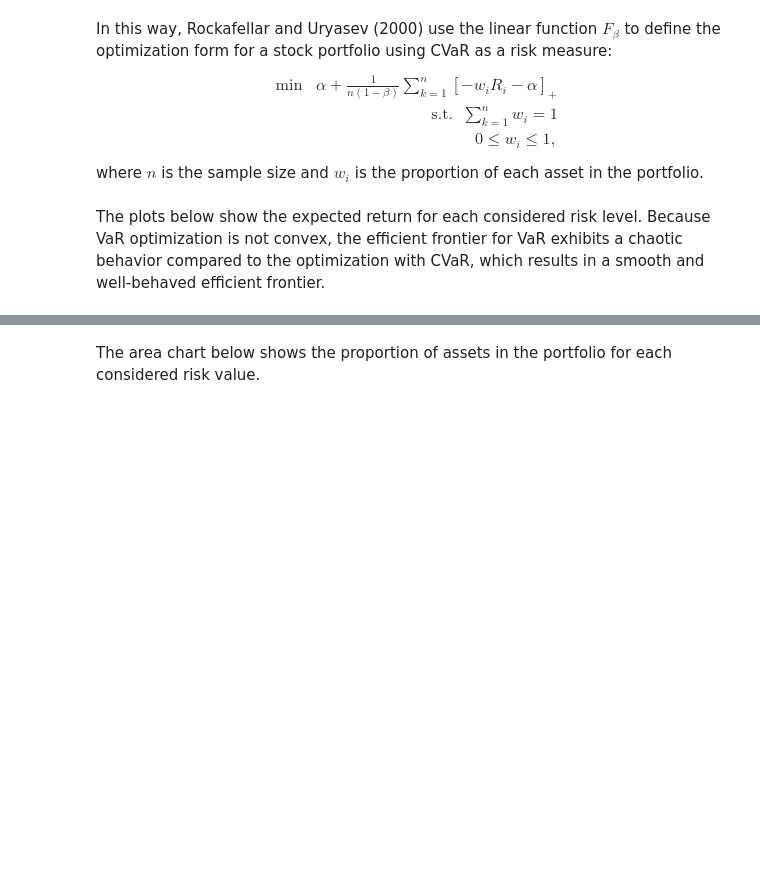
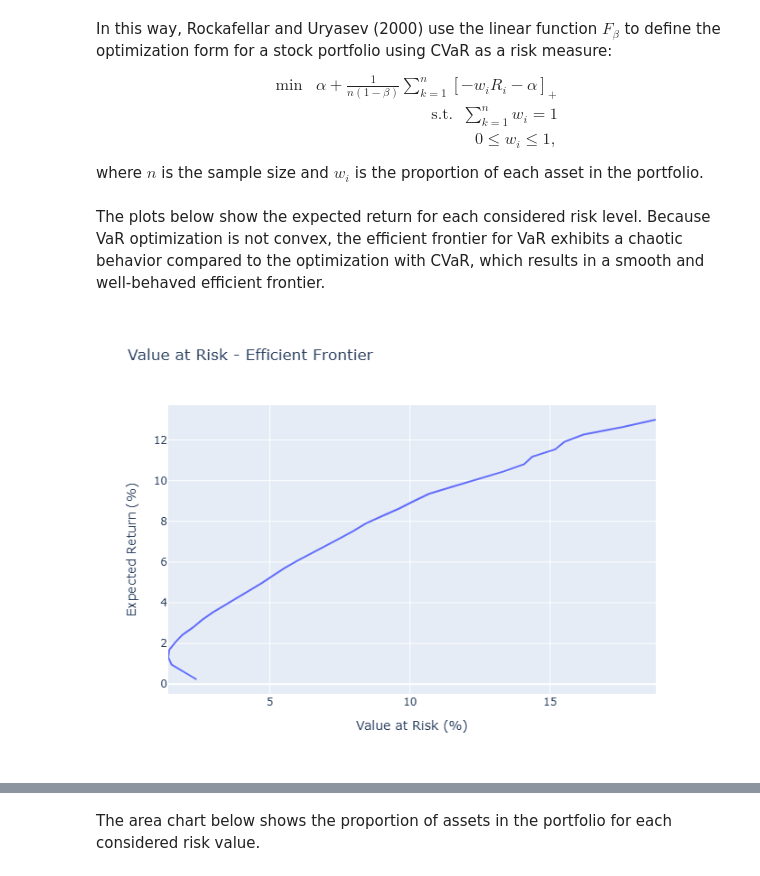
Before and after one commit to Brunoborges95/portfolio_eficiente, a Jupyter notebook: Portfólio Eficiente.ipynb, the cells around one changed output, grey strips where cells are left out. Saved outputs shown, nothing was run; the diff lists cells and outputs as text; code cells hidden in the pictures; blank space fills up the shorter version.

```diff
--- a/Portfólio Eficiente.ipynb
+++ b/Portfólio Eficiente.ipynb
@@ -295,4 +305,8 @@ fig_1.update_layout(
 fig_1.show()
+# %%
+display(Image(filename="figs/efficient_frontier_var.png"))
+# %% [output]
+[figure, added]
 # %%
 # Plot the efficient frontier for Conditional Value at Risk (CVaR)
 fig_2 = go.Figure(data=go.Scatter(x=CVaR[meanR > 0], y=meanR[meanR > 0]))
```
Also changed, not shown: parts of 20 cells of this notebook.
